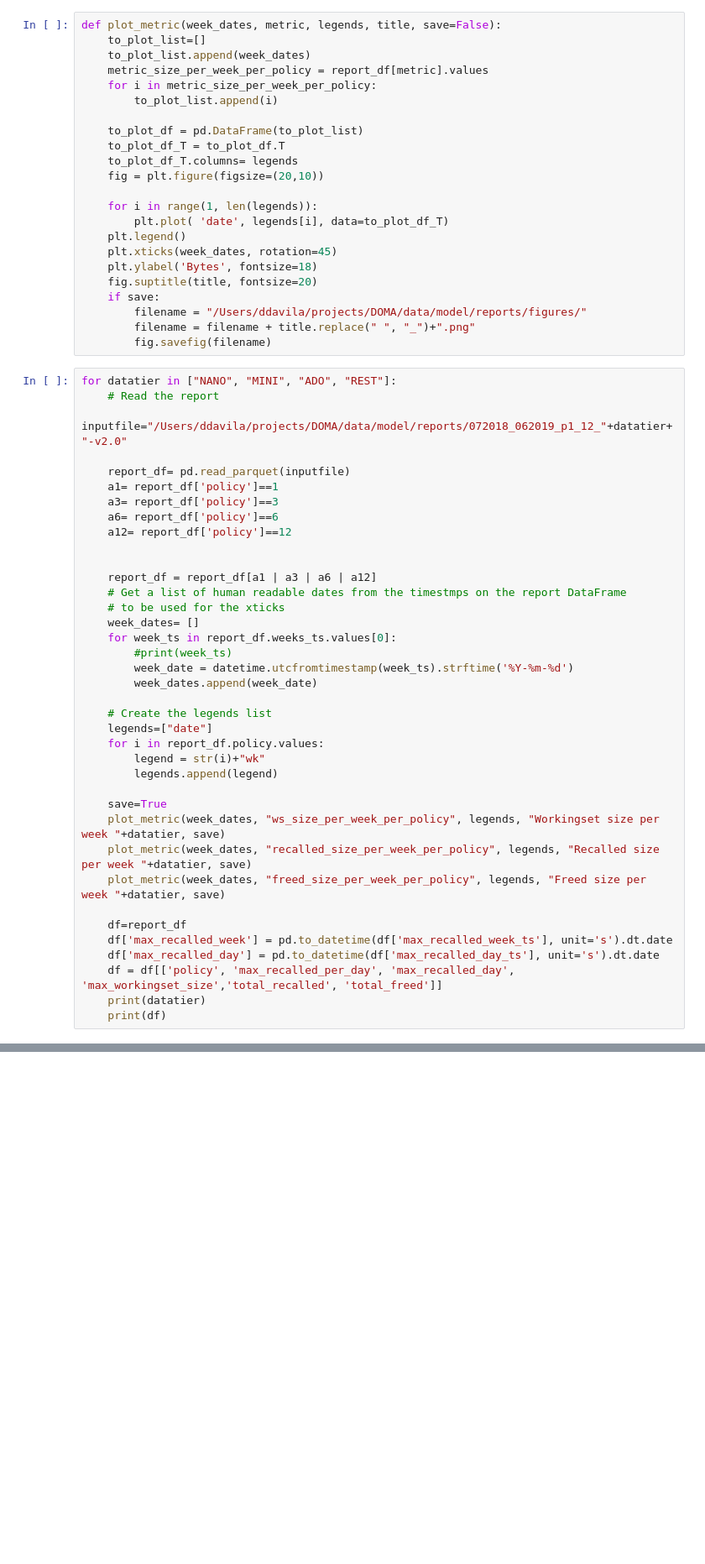
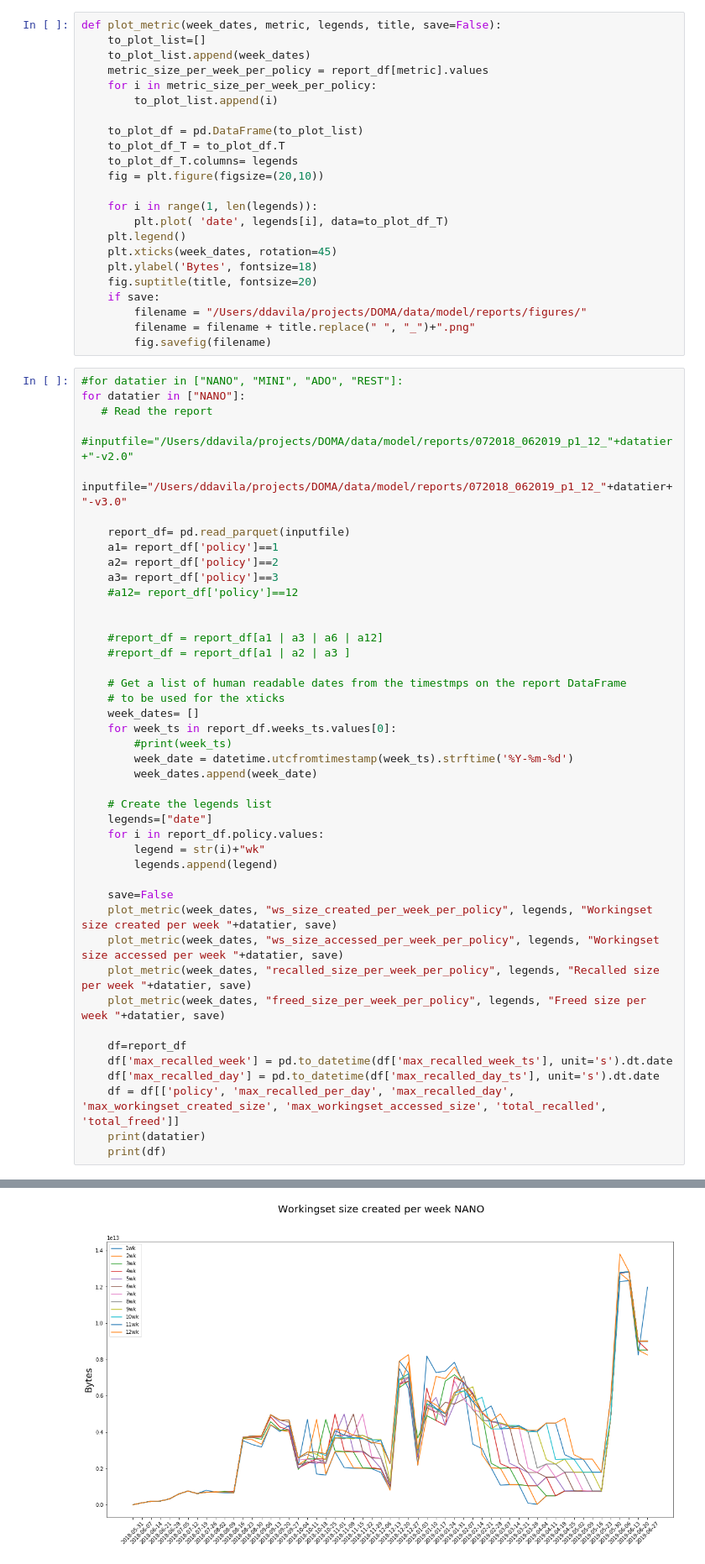
Before and after one commit to ddavila0/analytics_tools, a Jupyter notebook: models/read_and_plot_report.ipynb, the cells around one changed output, grey strips where cells are left out. Shown at 84% size. Cells and saved outputs as stored; diff of their text form; blank space fills up the shorter version.

Commit message:
Modifying the rest of the steps for second version of the algorithm

```diff
--- a/models/read_and_plot_report.ipynb
+++ b/models/read_and_plot_report.ipynb
@@ -30,18 +30,22 @@ def plot_metric(week_dates, metric, legends, title, save=False):
         filename = filename + title.replace(" ", "_")+".png"
         fig.savefig(filename)
 # %%
-for datatier in ["NANO", "MINI", "ADO", "REST"]:
-    # Read the report
-    inputfile="/Users/ddavila/projects/DOMA/data/model/reports/072018_062019_p1_12_"+datatier+"-v2.0"
+#for datatier in ["NANO", "MINI", "ADO", "REST"]:
+for datatier in ["NANO"]:
+   # Read the report
+    #inputfile="/Users/ddavila/projects/DOMA/data/model/reports/072018_062019_p1_12_"+datatier+"-v2.0"
+    inputfile="/Users/ddavila/projects/DOMA/data/model/reports/072018_062019_p1_12_"+datatier+"-v3.0"
 
     report_df= pd.read_parquet(inputfile)
     a1= report_df['policy']==1
+    a2= report_df['policy']==2
     a3= report_df['policy']==3
-    a6= report_df['policy']==6
-    a12= report_df['policy']==12
+    #a12= report_df['policy']==12
 
 
-    report_df = report_df[a1 | a3 | a6 | a12]
+    #report_df = report_df[a1 | a3 | a6 | a12]
+    #report_df = report_df[a1 | a2 | a3 ]
+
     # Get a list of human readable dates from the timestmps on the report DataFrame
     # to be used for the xticks
     week_dates= []
@@ -56,14 +60,16 @@ for datatier in ["NANO", "MINI", "ADO", "REST"]:
         legend = str(i)+"wk"
         legends.append(legend)
 
-    save=True
-    plot_metric(week_dates, "ws_size_per_week_per_policy", legends, "Workingset size per week "+datatier, save)
+    save=False
+    plot_metric(week_dates, "ws_size_created_per_week_per_policy", legends, "Workingset size created per week "+datatier, save)
+    plot_metric(week_dates, "ws_size_accessed_per_week_per_policy", legends, "Workingset size accessed per week "+datatier, save)
     plot_metric(week_dates, "recalled_size_per_week_per_policy", legends, "Recalled size per week "+datatier, save)
     plot_metric(week_dates, "freed_size_per_week_per_policy", legends, "Freed size per week "+datatier, save)
 
     df=report_df
     df['max_recalled_week'] = pd.to_datetime(df['max_recalled_week_ts'], unit='s').dt.date
     df['max_recalled_day'] = pd.to_datetime(df['max_recalled_day_ts'], unit='s').dt.date
-    df = df[['policy', 'max_recalled_per_day', 'max_recalled_day', 'max_workingset_size','total_recalled', 'total_freed']]
+    df = df[['policy', 'max_recalled_per_day', 'max_recalled_day', 'max_workingset_created_size', 'max_workingset_accessed_size', 'total_recalled', 'total_freed']]
     print(datatier)
     print(df)
+# %% [output]
@@ -69,0 +90 @@ for datatier in ["NANO", "MINI", "ADO", "REST"]:
+[figure, added]
```
Also changed, not shown: parts of 1 cell of this notebook, 3 other files.
